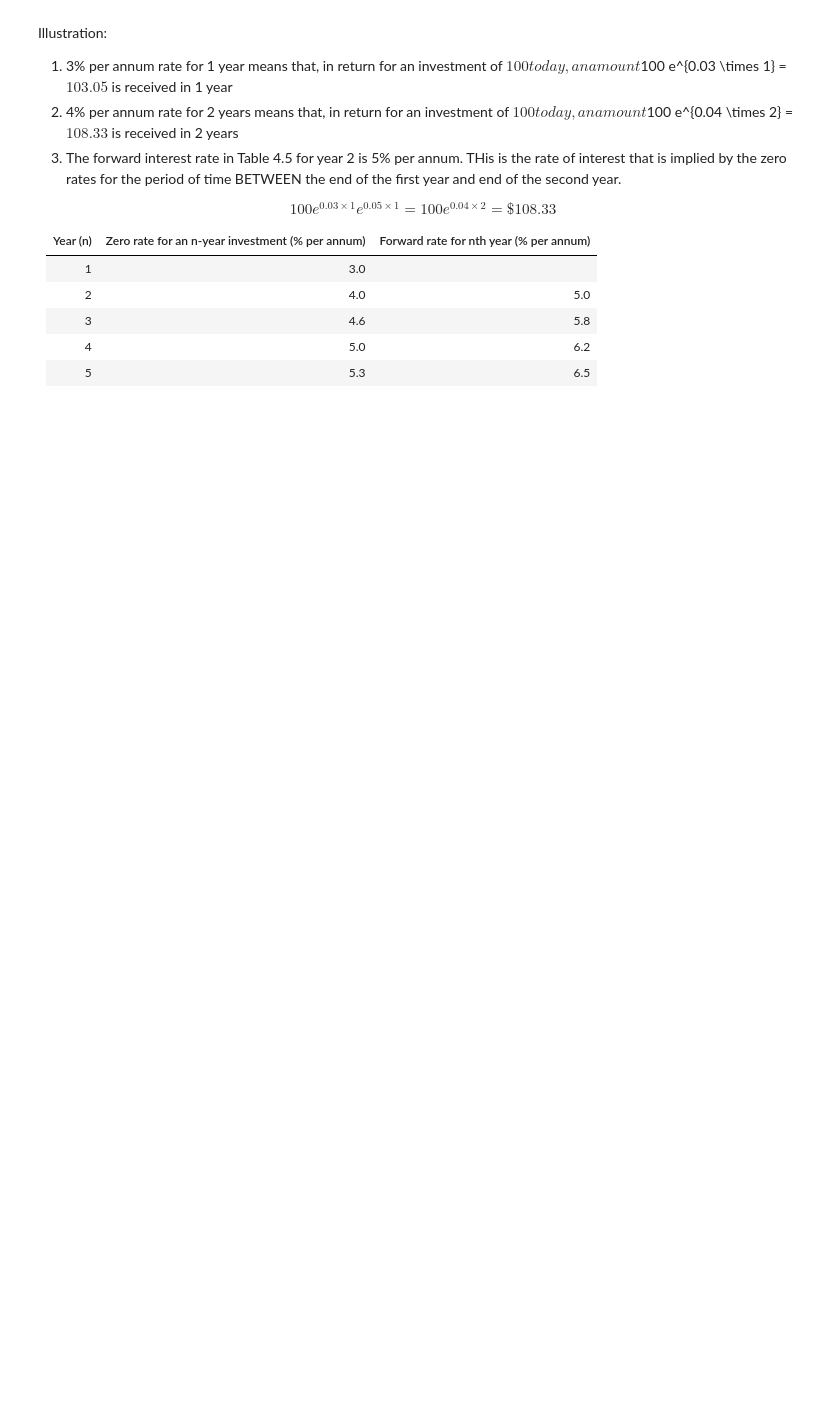
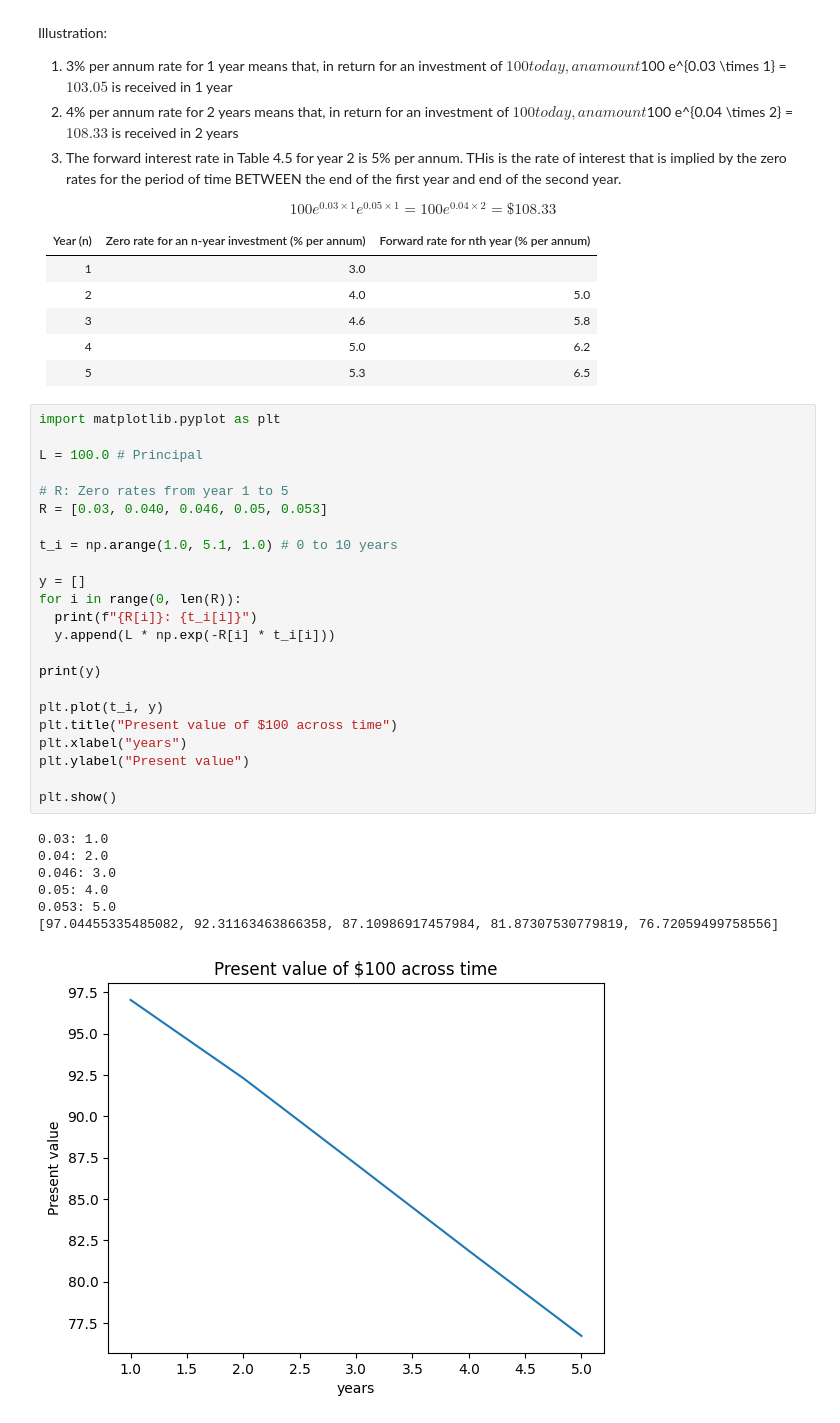
Before and after one commit to JohnTGZ/FinanceNotes, a Jupyter notebook: Chapter4.ipynb, the cells around one changed output. Cells and saved outputs as stored; diff of their text form; blank space fills up the shorter version.

```diff
--- a/Chapter4.ipynb
+++ b/Chapter4.ipynb
@@ -309,6 +311,37 @@ Illustration:
 | 3 | 4.6 |  5.8    |
 | 4 | 5.0    | 6.2    |
 | 5 | 5.3    | 6.5    |
+# %%
+import matplotlib.pyplot as plt
+
+L = 100.0 # Principal
+
+# R: Zero rates from year 1 to 5
+R = [0.03, 0.040, 0.046, 0.05, 0.053]
+
+t_i = np.arange(1.0, 5.1, 1.0) # 0 to 10 years
+
+y = []
+for i in range(0, len(R)):
+  print(f"{R[i]}: {t_i[i]}")
+  y.append(L * np.exp(-R[i] * t_i[i]))
+
+print(y)
+
+plt.plot(t_i, y)
+plt.title("Present value of $100 across time")
+plt.xlabel("years")
+plt.ylabel("Present value")
+
+plt.show()
+# %% [output]
+0.03: 1.0
+0.04: 2.0
+0.046: 3.0
+0.05: 4.0
+0.053: 5.0
+[97.04455335485082, 92.31163463866358, 87.10986917457984, 81.87307530779819, 76.72059499758556]
+[figure, added]
 # %% [markdown]
 In general:
 - $R_1$: zero rate for maturity $T_1$
```
Also changed, not shown: parts of 16 cells of this notebook, 1 other file.
